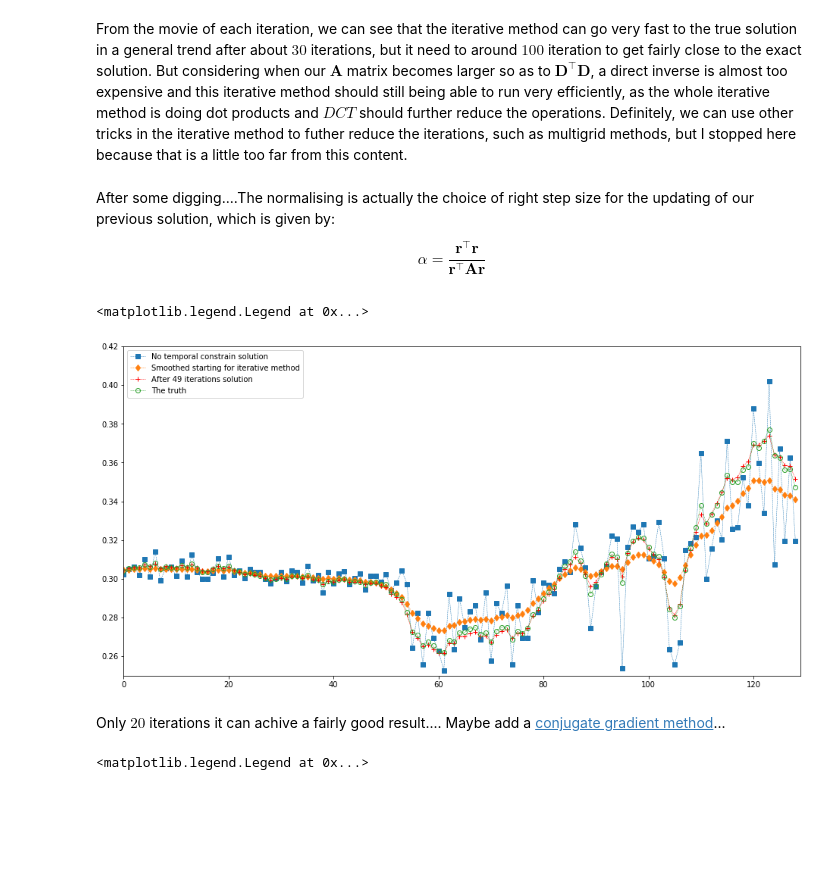
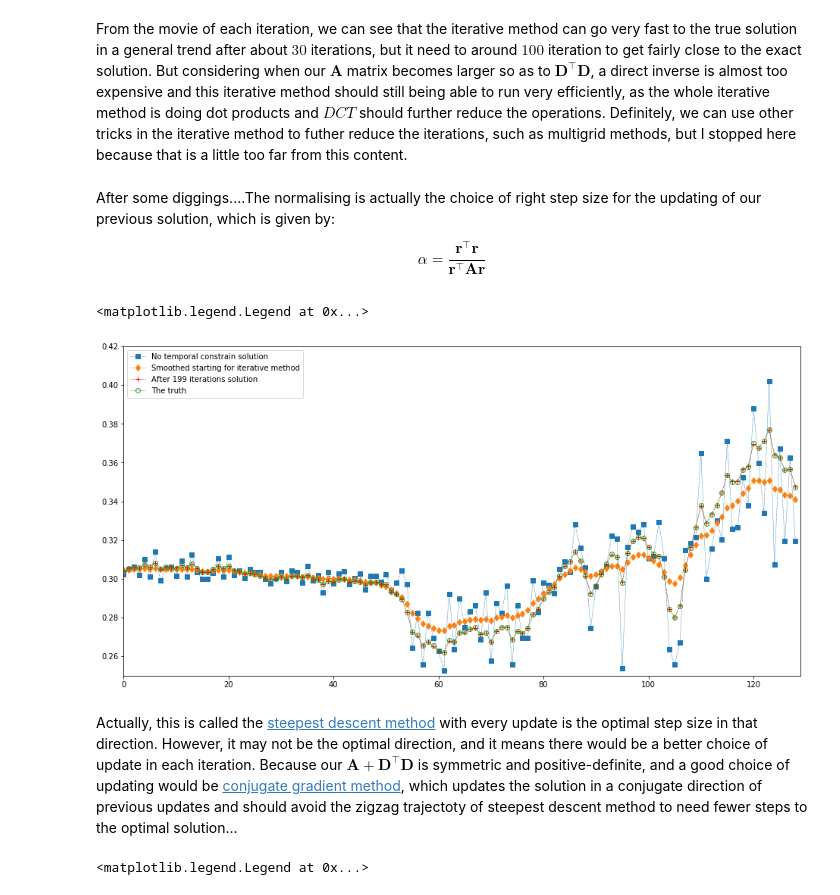
Before and after one commit to MarcYin/DTD-DCT-and-Three-Kernels, a Jupyter notebook: Chapter 1 On the resolving DCT, DTD and Three Kernels problem.ipynb, the cells around one changed output. Drawn from its saved outputs; the diff is of its cells as text; code cells hidden in the pictures; blank space fills up the shorter version.

```diff
--- a/Chapter 1 On the resolving DCT, DTD and Three Kernels problem.ipynb
+++ b/Chapter 1 On the resolving DCT, DTD and Three Kernels problem.ipynb
@@ -1046,11 +1046,11 @@ if not os.path.exists('images/itera.gif'):
                   idct(gamma_3 * dct(rough_error[2*ny:3*ny], norm='ortho'), norm='ortho')]
         x0 += np.array(smooth_error).ravel()
         plt.figure(figsize=(16,8))
-        plt.plot(xx[:129],'s--', lw=0.5, label = 'No temporal constrain solution')
-        plt.plot(st[:129], 'd--', lw=0.5, label = 'Smoothed starting for iterative method')
-        plt.plot(x0[:129], 'r+--', lw=0.5, label = 'After %d iterations solution'%i)
-        plt.plot(x_real[:129], 'o--', mfc = 'none',lw=0.5,label = 'The truth')
-        plt.xlim(0, 129)
+        plt.plot(xx[:ny],'s--', lw=0.5, label = 'No temporal constrain solution')
+        plt.plot(st[:ny], 'd--', lw=0.5, label = 'Smoothed starting for iterative method')
+        plt.plot(x0[:ny], 'r+--', lw=0.5, label = 'After %d iterations solution'%i)
+        plt.plot(x_real[:ny], 'o--', mfc = 'none',lw=0.5,label = 'The truth')
+        plt.xlim(0, ny)
         plt.ylim(0.25, 0.42)
         plt.legend()
         plt.savefig('images/iterative_%03d.png'%i)
@@ -1067,7 +1067,7 @@ if not os.path.exists('images/itera.gif'):
 # %% [markdown]
 From the movie of each iteration, we can see that the iterative method can go very fast to the true solution in a general trend after about $30$ iterations, but it need to around $100$ iteration to get fairly close to the exact solution. But considering when our $\mathbf{A}$ matrix becomes larger so as to $\mathbf{D}^{\top}\mathbf{D}$, a direct inverse is almost too expensive and this iterative method should still being able to run very efficiently, as the whole iterative method is doing dot products and $DCT$ should further reduce the operations. Definitely, we can use other tricks in the iterative method to futher reduce the iterations, such as multigrid methods, but I stopped here because that is a little too far from this content.
 # %% [markdown]
-After some digging....The normalising is actually the choice of right step size for the updating of our previous solution, which is given by:
+After some diggings....The normalising is actually the choice of right step size for the updating of our previous solution, which is given by:
 
 $$
 \alpha = \frac{\mathbf{r}^{\top}\mathbf{r}}{\mathbf{r}^{\top}\mathbf{A}\mathbf{r}}
@@ -1084,43 +1084,43 @@ udtd = compose_dtd(1, ny)[1].todense()
 dtd = scipy.linalg.block_diag(lamb_1 * udtd, lamb_2 * udtd, lamb_3 * udtd)
 x_real = np.linalg.inv(A + dtd).dot(b)
 
 # different gamma for different parameters
 
 gamma_1 =  fv(lamb_1)
 gamma_2 =  fv(lamb_2)
 gamma_3 =  fv(lamb_3)
 
 # a smoothed starting point
 
 x0 = np.hstack([idct(fv(np.sqrt(lamb_1))*dct(xx[:ny],     norm = 'ortho'),  norm = 'ortho'), \
                 idct(fv(np.sqrt(lamb_2))*dct(xx[ny:2*ny], norm = 'ortho'),  norm = 'ortho'), \
                 idct(fv(np.sqrt(lamb_3))*dct(xx[2*ny:],   norm = 'ortho'),  norm = 'ortho')])
 st = x0.copy()
 
 
-n=50
-alphas = []
-se = []
+n=200
+sdu = []
 for i in range(n):
     rough_error  = (b - (A+dtd).dot(x0))#/(A+dtd).max() # no more multiplicaiton...
     smooth_error = [idct(gamma_1 * dct(rough_error[:ny],       norm='ortho'), norm='ortho'), \
                     idct(gamma_2 * dct(rough_error[ny:2*ny],   norm='ortho'), norm='ortho'), \
                     idct(gamma_3 * dct(rough_error[2*ny:3*ny], norm='ortho'), norm='ortho')]
     smooth_error =  np.matrix(np.array(smooth_error).ravel()).T
     alpha  = np.array(smooth_error.T.dot(smooth_error)/(smooth_error.T.dot(A+dtd).dot(smooth_error))).ravel()
-    alphas.append(alpha)
+    #alphas.append(alpha)
     x0     += alpha * np.array(smooth_error).ravel()
+    sdu.append(np.array(x0).ravel()-x_real)
 plt.figure(figsize=(16,8))
-plt.plot(xx[:129],'s--', lw=0.5, label = 'No temporal constrain solution')
-plt.plot(st[:129], 'd--', lw=0.5, label = 'Smoothed starting for iterative method')
-plt.plot(x0[:129], 'r+--', lw=0.5, label = 'After %d iterations solution'%i)
-plt.plot(x_real[:129], 'o--', mfc = 'none',lw=0.5,label = 'The truth')
-plt.xlim(0, 129)
+plt.plot(xx[:ny],'s--', lw=0.5, label = 'No temporal constrain solution')
+plt.plot(st[:ny], 'd--', lw=0.5, label = 'Smoothed starting for iterative method')
+plt.plot(x0[:ny], 'r+--', lw=0.5, label = 'After %d iterations solution'%i)
+plt.plot(x_real[:ny], 'o--', mfc = 'none',lw=0.5,label = 'The truth')
+plt.xlim(0, ny)
 plt.ylim(0.25, 0.42)
 plt.legend()
 # %% [output]
 <matplotlib.legend.Legend at 0x...>
-[figure, old version]
+[figure, new version]
-# %% [markdown]
-Only $20$ iterations it can achive a fairly good result.... Maybe add a [conjugate gradient method](https://en.wikipedia.org/wiki/Conjugate_gradient_method)...
+# %% [markdown]
+Actually, this is called the [steepest descent method](https://en.wikipedia.org/wiki/Gradient_descent) with every update is the optimal step size in that direction. However, it may not be the optimal direction, and it means there would be a better choice of update in each iteration. Because our $\mathbf{A} + \mathbf{D}^{\top}\mathbf{D}$ is  symmetric and positive-definite, and a good choice of updating would be [conjugate gradient method](https://en.wikipedia.org/wiki/Conjugate_gradient_method), which updates the solution in a conjugate direction of previous updates and should avoid the zigzag trajectoty of steepest descent method to need fewer steps to the optimal solution...
 # %%
```
Also changed, not shown: parts of 14 cells of this notebook, 1 other file.
